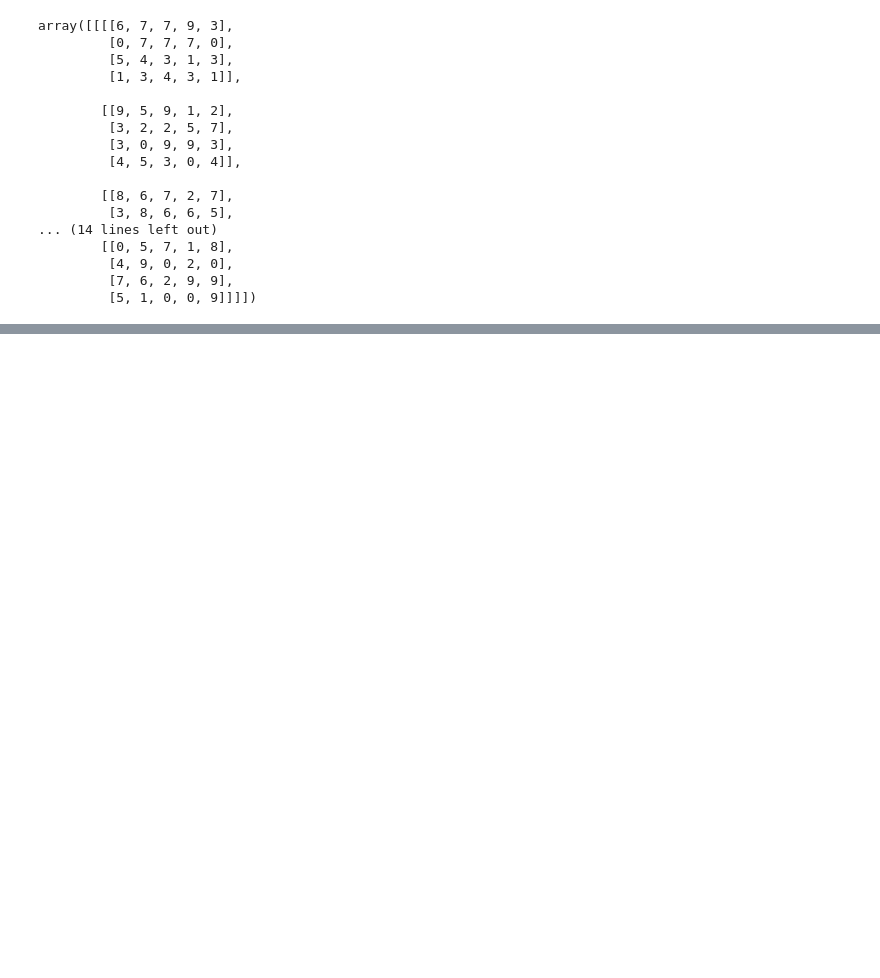
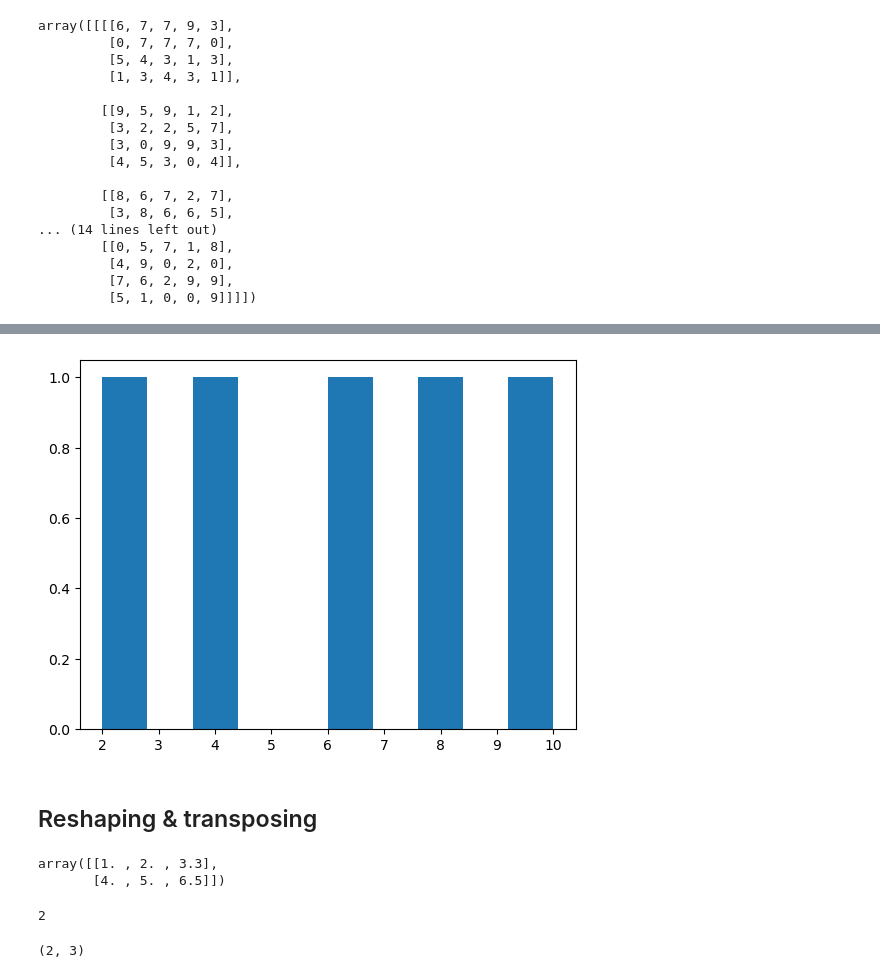
Before and after one commit to hamidov9jat/Numpy-Exercises, a Jupyter notebook: notebooks/my_experiments.ipynb, the cells around one changed output, grey strips where cells are left out. Saved outputs shown, nothing was run; the diff lists cells and outputs as text; code cells hidden in the pictures; blank space fills up the shorter version.

```diff
--- a/notebooks/my_experiments.ipynb
+++ b/notebooks/my_experiments.ipynb
@@ -514,0 +802,20 @@ array([[[[6, 7, 7, 9, 3],
+# %%
+plt.hist(low_var_array)
+plt.show()
+# %% [output]
+[figure, added]
+# %% [markdown]
+## Reshaping & transposing
+# %%
+a2
+# %% [output]
+array([[1. , 2. , 3.3],
+       [4. , 5. , 6.5]])
+# %%
+a2.ndim
+# %% [output]
+2
+# %%
+a2.shape
+# %% [output]
+(2, 3)
```
Also changed, not shown: parts of 124 cells of this notebook, 1 other file.
